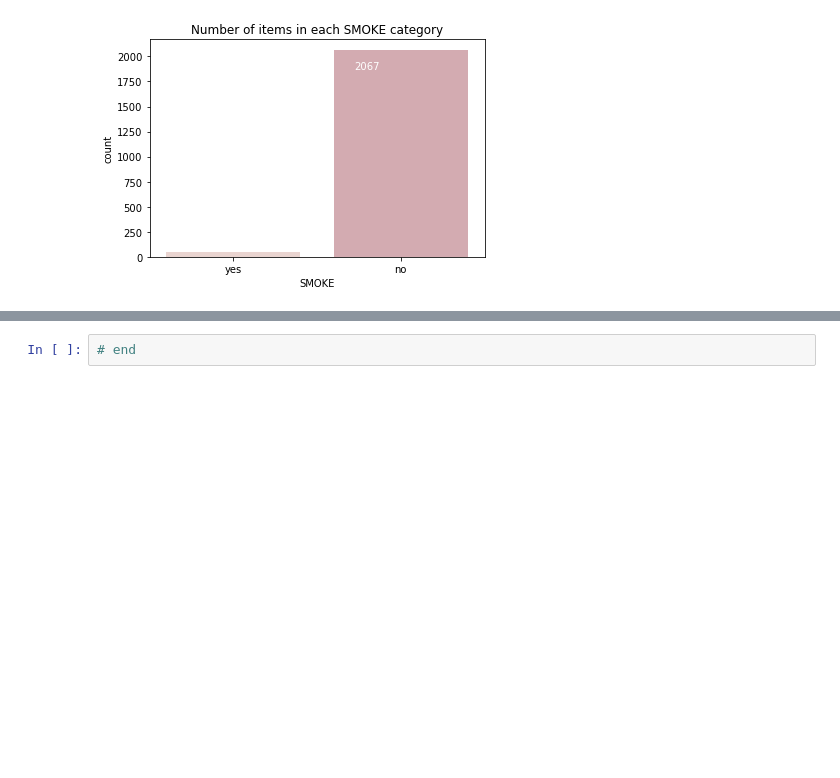
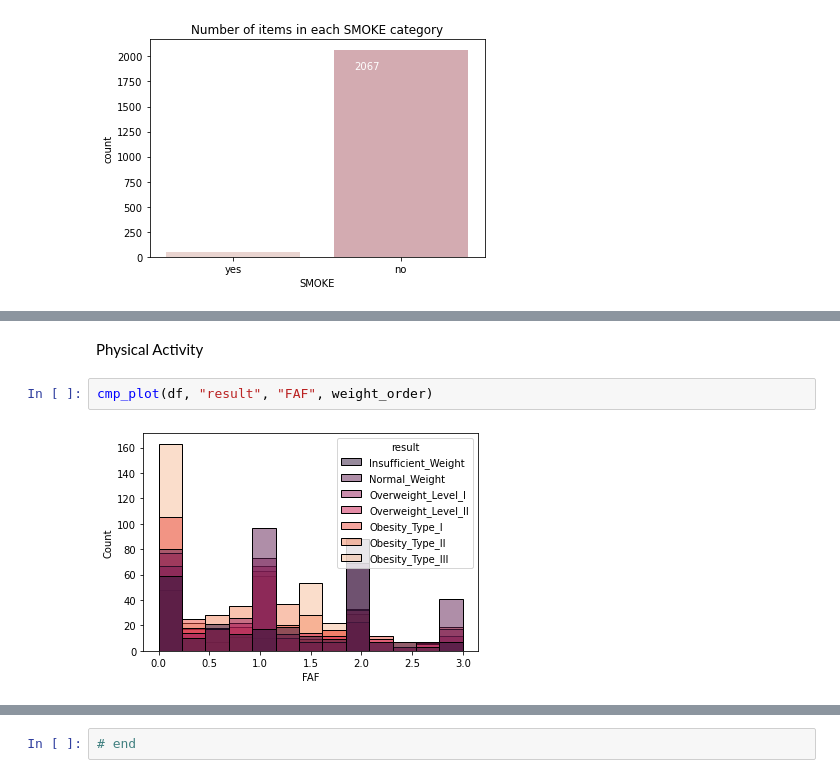
Before and after one commit to SanketAgwl/Obesity-Prediction-Data-Science, a Jupyter notebook: project.ipynb, the cells around one changed output, grey strips where cells are left out. Cells and saved outputs as stored; diff of their text form; blank space fills up the shorter version.

```diff
--- a/project.ipynb
+++ b/project.ipynb
@@ -339,0 +338,6 @@ Physical Activity
+# %% [markdown]
+Physical Activity
+# %%
+cmp_plot(df, "result", "FAF", weight_order)
+# %% [output]
+[figure, added]
```
Also changed, not shown: parts of 31 cells of this notebook.
